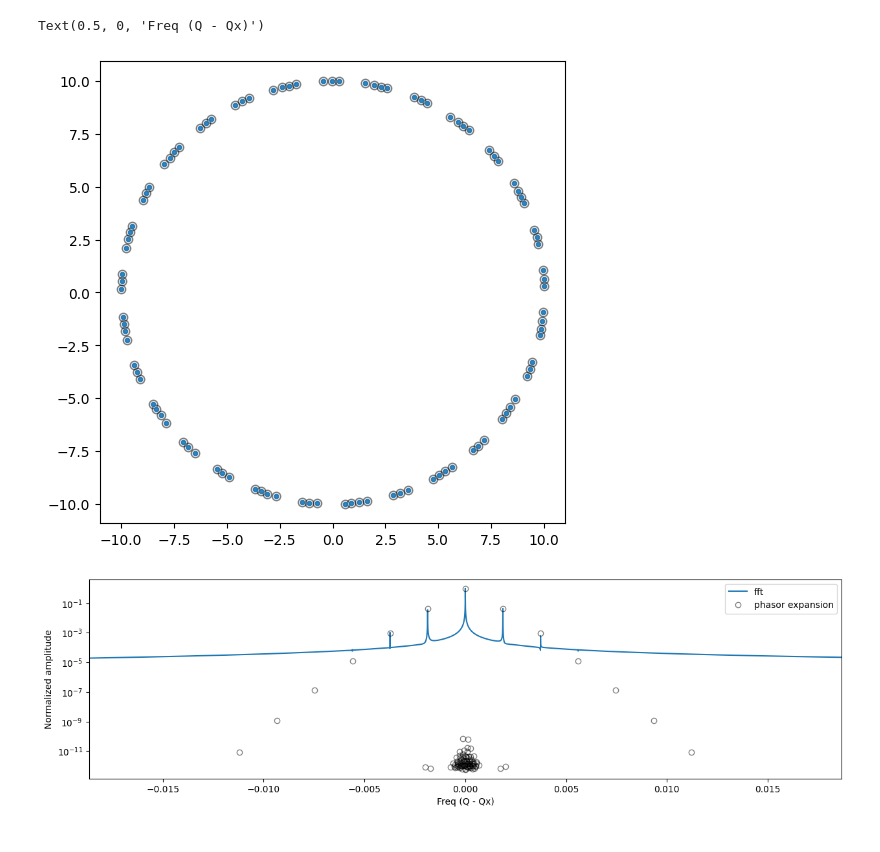
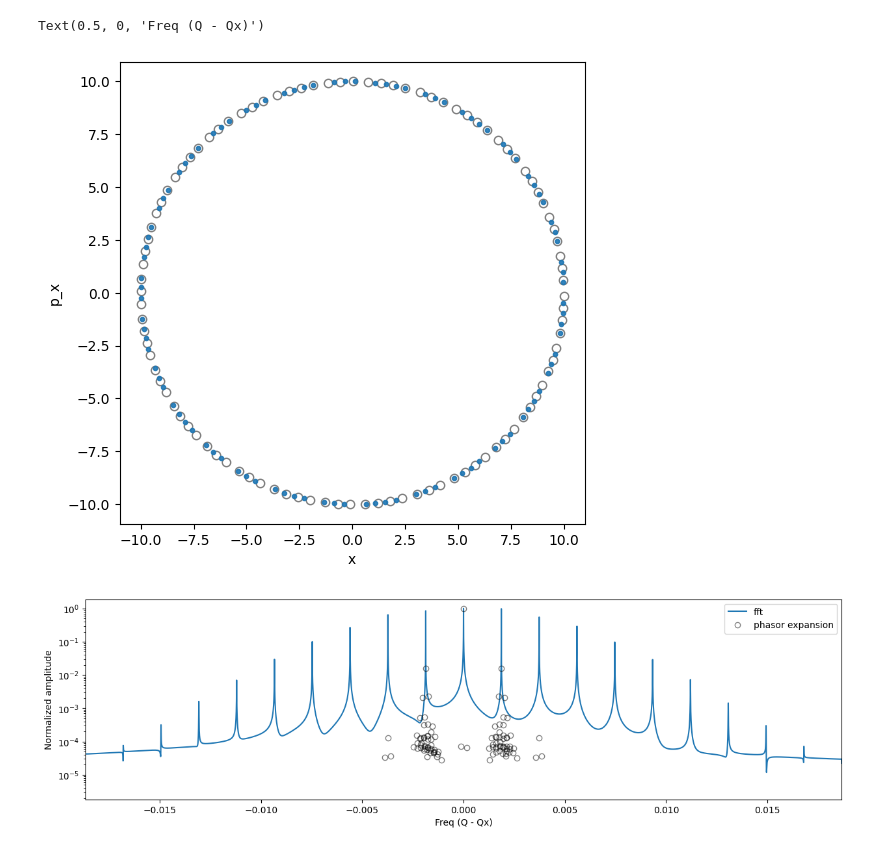
Before and after one commit to xsuite/sussix, a Jupyter notebook: examples/tune_modulation.ipynb, the cells around one changed output. Saved outputs shown, nothing was run; the diff lists cells and outputs as text; code cells hidden in the pictures.

```diff
--- a/examples/tune_modulation.ipynb
+++ b/examples/tune_modulation.ipynb
@@ -35,37 +86,41 @@ $$Q_{eff}(N) = Q_x + \frac{a}{2\pi\cdot N}\frac{\sin(2\pi Q_s\cdot N)}{2\pi Q_s}
 Qx,Qy,Qzeta = [0.3100208433909691, 0.32002046321603844, 0.001866552984419961]
 
 
-a  = 1e-3
+a  = 1e-6
 N = np.arange(1,int(1e6))
-Q_eff = Qx + 1/(2*np.pi*N)*(a/(2*np.pi*Qzeta)*np.sin(2*np.pi*Qzeta*N))
 
-modulated = 10*np.exp(2*np.pi*1j*Q_eff*N)
 
-x,px = np.real(modulated),-np.imag(modulated)
+phase  = a*np.sin(2*np.pi*Qzeta*N)*N
+signal = 10*np.exp(2*np.pi*1j*(Qx*N + phase))
+
+x,px = np.real(signal),-np.imag(signal)
 
 
 
 
 N = np.arange(int(1e4))
 spectrum = sussix.harmonics(x[:np.max(N)+1],px[:np.max(N)+1],window_order=4,num_harmonics=100,to_pandas=True)
 z,pz = sussix.generate_signal(spectrum.amplitude,spectrum.frequency,N)
 nmax = 100
 plt.figure(figsize=(6,6))
 plt.plot(x[:nmax],px[:nmax],'o',mfc='none',color='k',alpha=0.5)
 plt.plot(z[:nmax],pz[:nmax],'.',alpha=0.9)
 
+plt.ylabel('p_x')
+plt.xlabel('x')
+
 plt.axis('equal')
 
 plt.figure(figsize=(15,4))
 freq,s_fft = get_FFT(x)
 plt.plot(freq-Qx,s_fft/np.max(s_fft),label='fft')
 plt.plot(spectrum.frequency-Qx,spectrum.amplitude.abs()/np.max(spectrum.amplitude.abs()),'o',mfc='none',color='k',alpha=0.5,label = 'phasor expansion')
 plt.xlim(-10*Qzeta,10*Qzeta)
 plt.yscale('log')
 plt.legend()
 plt.ylabel('Normalized amplitude')
 plt.xlabel('Freq (Q - Qx)')
 # %% [output]
 Text(0.5, 0, 'Freq (Q - Qx)')
-[figure, old version]
+[figure, new version]
-[figure, old version]
+[figure, new version]
```
Also changed, not shown: parts of 9 cells of this notebook, 9 other files.
